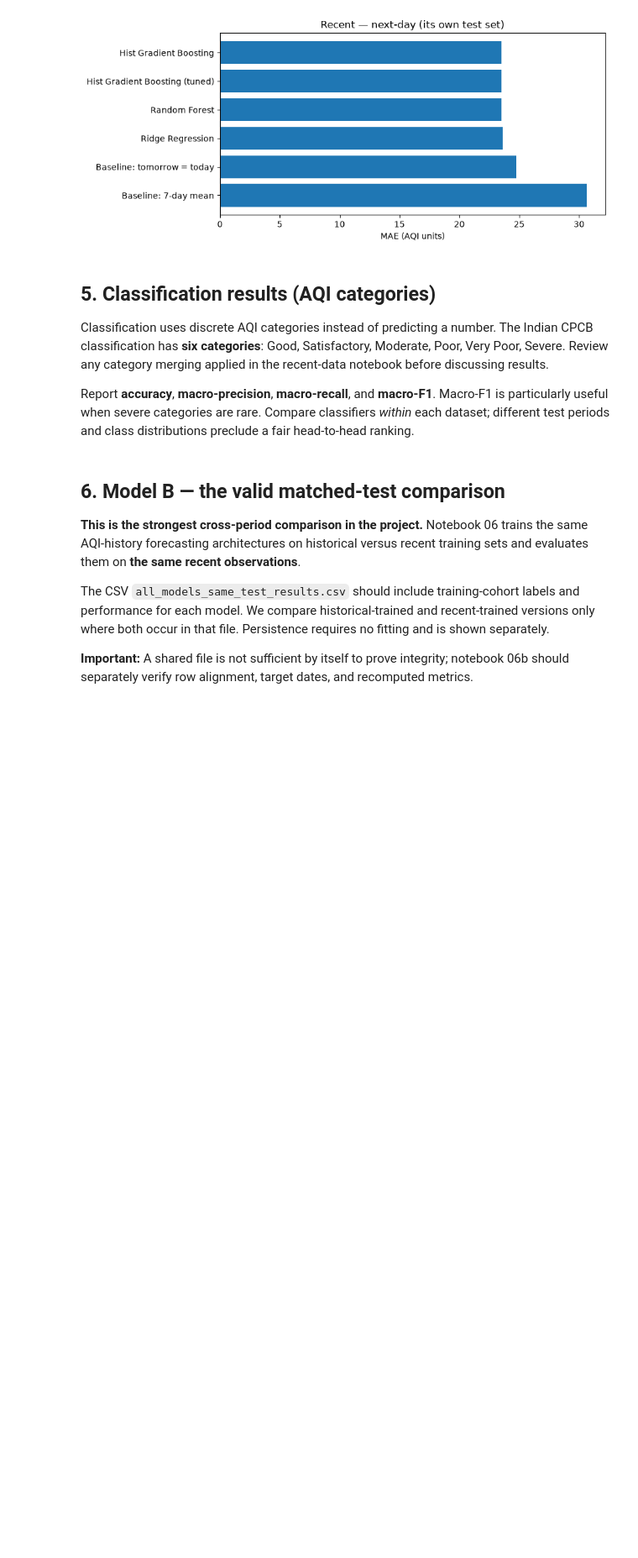
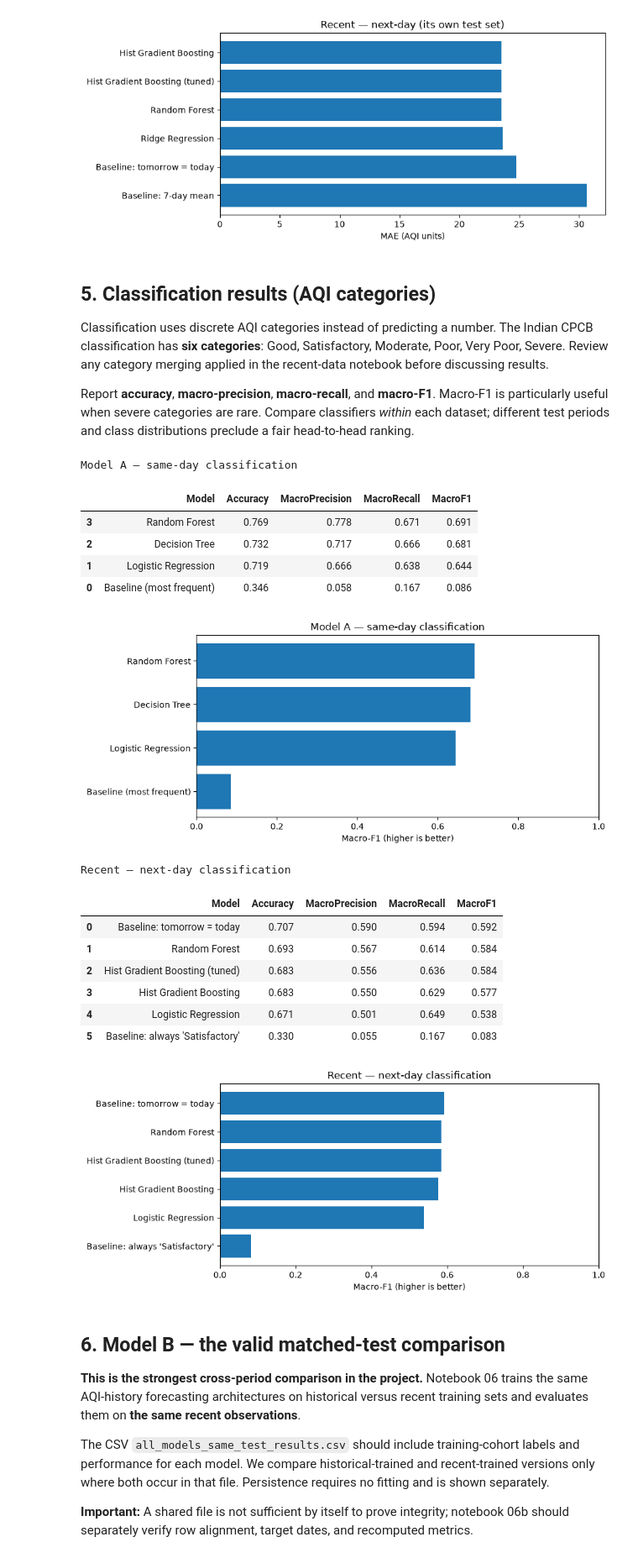
Before and after one commit to nikita-sci/AQI-prediction-India, a Jupyter notebook: notebooks/07_final_model_comparison.ipynb, the cells around one changed output. Shown at 84% size. Cells and saved outputs as stored; diff of their text form; code cells hidden in the pictures; blank space fills up the shorter version.

Commit message:
comparison: analyze AQI classification performance

```diff
--- a/notebooks/07_final_model_comparison.ipynb
+++ b/notebooks/07_final_model_comparison.ipynb
@@ -240,6 +240,47 @@ Recent — next-day
 Classification uses discrete AQI categories instead of predicting a number. The Indian CPCB classification has **six categories**: Good, Satisfactory, Moderate, Poor, Very Poor, Severe. Review any category merging applied in the recent-data notebook before discussing results.
 
 Report **accuracy**, **macro-precision**, **macro-recall**, and **macro-F1**. Macro-F1 is particularly useful when severe categories are rare. Compare classifiers *within* each dataset; different test periods and class distributions preclude a fair head-to-head ranking.
+# %%
+class_specs = [
+    ('Model A — same-day classification','model_a_classification'),
+    ('Recent — next-day classification','recent_classification'),
+]
+classification_frames = []
+for label, key in class_specs:
+    frame = standardized(raw[key], classification=True)
+    print('\n' + label)
+    if frame is None:
+        print('Results unavailable')
+        continue
+    frame['Experiment'] = label
+    classification_frames.append(frame)
+    display(frame[['Model','Accuracy','MacroPrecision','MacroRecall','MacroF1']].sort_values('MacroF1', ascending=False).round(3))
+    p = frame.dropna(subset=['MacroF1']).sort_values('MacroF1')
+    if not p.empty:
+        fig, ax = plt.subplots(figsize=(9,4))
+        ax.barh(p['Model'],p['MacroF1'])
+        ax.set(xlabel='Macro-F1 (higher is better)', xlim=(0,1), title=label)
+        fig.tight_layout()
+        fig.savefig(FIGURES/f'{key}_macro_f1.png',dpi=160,bbox_inches='tight')
+        plt.show()
+classification = pd.concat(classification_frames, ignore_index=True) if classification_frames else pd.DataFrame()
+# %% [output]
+Model A — same-day classification
+|  | Model | Accuracy | MacroPrecision | MacroRecall | MacroF1 |
+| 3 | Random Forest | 0.769 | 0.778 | 0.671 | 0.691 |
+| 2 | Decision Tree | 0.732 | 0.717 | 0.666 | 0.681 |
+| 1 | Logistic Regression | 0.719 | 0.666 | 0.638 | 0.644 |
+| 0 | Baseline (most frequent) | 0.346 | 0.058 | 0.167 | 0.086 |
+[figure, added]
+Recent — next-day classification
+|  | Model | Accuracy | MacroPrecision | MacroRecall | MacroF1 |
+| 0 | Baseline: tomorrow = today | 0.707 | 0.590 | 0.594 | 0.592 |
+| 1 | Random Forest | 0.693 | 0.567 | 0.614 | 0.584 |
+| 2 | Hist Gradient Boosting (tuned) | 0.683 | 0.556 | 0.636 | 0.584 |
+| 3 | Hist Gradient Boosting | 0.683 | 0.550 | 0.629 | 0.577 |
+| 4 | Logistic Regression | 0.671 | 0.501 | 0.649 | 0.538 |
+| 5 | Baseline: always 'Satisfactory' | 0.330 | 0.055 | 0.167 | 0.083 |
+[figure, added]
 # %% [markdown]
 ## 6. Model B — the valid matched-test comparison
 
```
